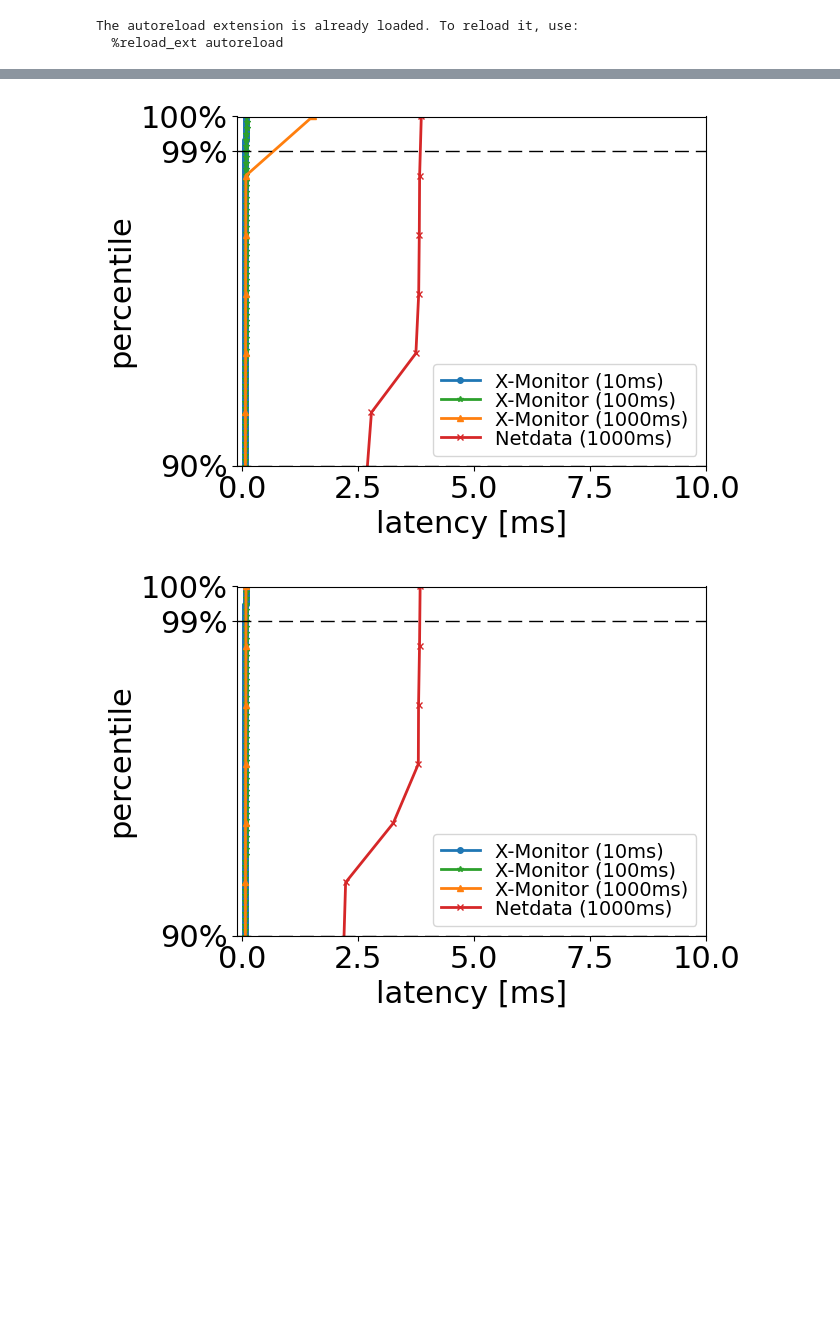
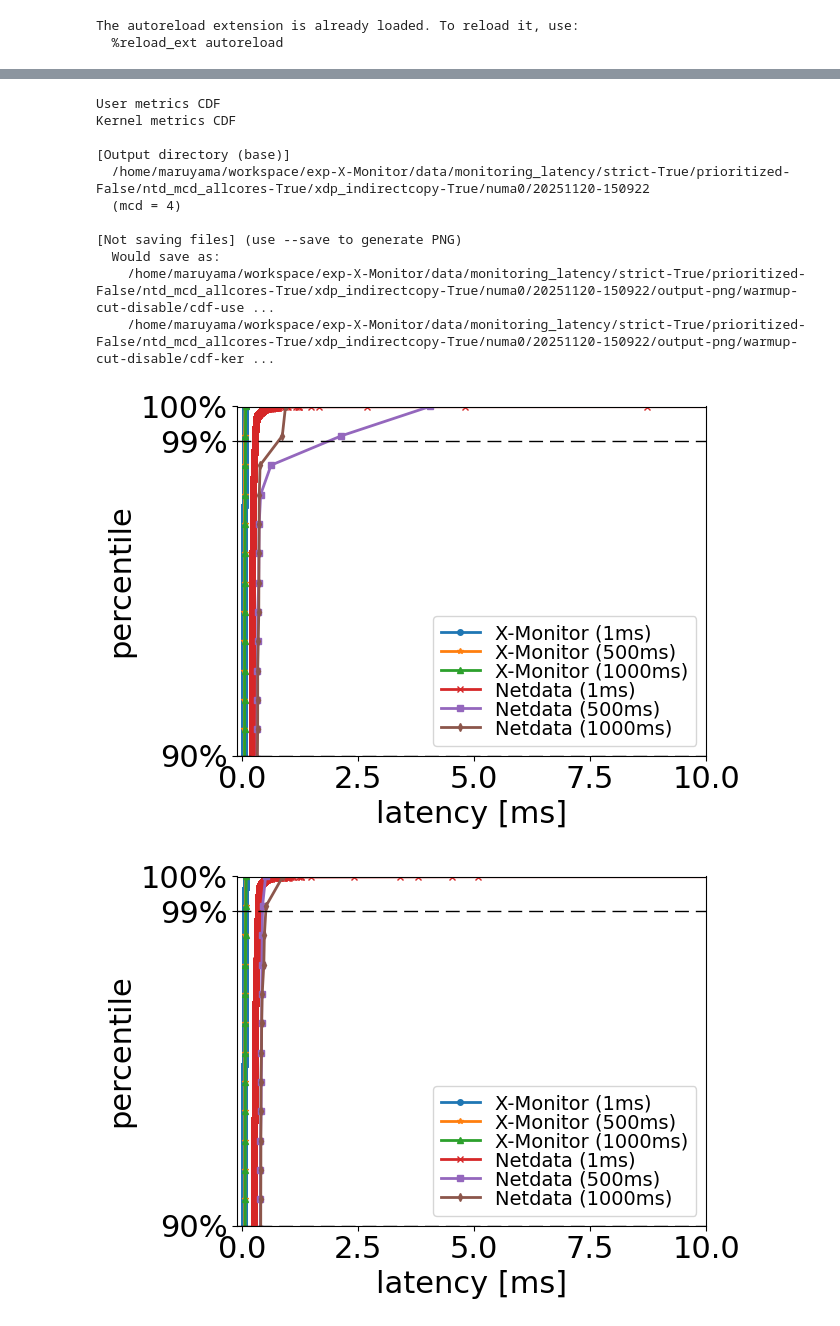
Before and after one commit to yukimaruyama2023/exp-X-Monitor, a Jupyter notebook: graph/latency.ipynb, the cells around one changed output, grey strips where cells are left out. Drawn from its saved outputs; the diff is of its cells as text; code cells hidden in the pictures; blank space fills up the shorter version.

Commit message:
[graph script update]

```diff
--- a/graph/latency.ipynb
+++ b/graph/latency.ipynb
@@ -18,18 +18,20 @@ from latency import run_plot
 # dir_ = "../data/monitoring_latency/strict-True/ntd_mcd_allcores-False/xdp_indirectcopy-True/20251113-021552"
 # dir_ = "../data/monitoring_latency/strict-True/ntd_mcd_allcores-True/20251030-1835534"
 # dir_ = "/home/maruyama/workspace/exp-X-Monitor/data/monitoring_latency/strict-True/ntd_mcd_allcores-True/20251030-183534"
-dir_ = "/home/maruyama/workspace/exp-X-Monitor/data/monitoring_latency/strict-True/ntd_mcd_allcores-True/xdp_indirectcopy-True/20251113-150249"
+# dir_ = "/home/maruyama/workspace/exp-X-Monitor/data/monitoring_latency/strict-True/ntd_mcd_allcores-True/xdp_indirectcopy-True/20251113-150249"
+# dir_ = "/home/maruyama/workspace/exp-X-Monitor/data/monitoring_latency/strict-True/prioritized-False/ntd_mcd_allcores-True/xdp_indirectcopy-True/numa0/20251119-011659" # client が numa 0 で動いてしまっていて，mutilate と競合している．
+# dir_ = "/home/maruyama/workspace/exp-X-Monitor/data/monitoring_latency/strict-True/prioritized-False/ntd_mcd_allcores-False/xdp_indirectcopy-True/numa0/20251120-011230"
+dir_ = "/home/maruyama/workspace/exp-X-Monitor/data/monitoring_latency/strict-True/prioritized-False/ntd_mcd_allcores-True/xdp_indirectcopy-True/numa0/20251120-150922" # netdata の interval 1s 未満をとっている．これを論文に載せる
 
-exclude_warmup = True
+exclude_warmup = False
 save = True
 
 for mcd in [1,2,3,4,5,6,7,8,9,10,11,12]:
-# for mcd in [1, 5, 10]:
-    if mcd <= 5:
-        run_plot(dir=dir_, mcd=mcd, xmax=10, save=save, exclude_warmup=exclude_warmup)
-    else:
-        run_plot(dir=dir_, mcd=mcd, xmax=1000, save=save, exclude_warmup=exclude_warmup)
-# run_plot(dir=dir_, mcd=1, xmax=10, save=True)
+    # if mcd <= 5:
+    #     run_plot(dir=dir_, mcd=mcd, xmax=10, save=save, exclude_warmup=exclude_warmup)
+    # else:
+    #     run_plot(dir=dir_, mcd=mcd, xmax=1000, save=save, exclude_warmup=exclude_warmup)
+    run_plot(dir=dir_, mcd=mcd, xmax=10, save=False, exclude_warmup=exclude_warmup)
 # %% [output]
 User metrics CDF
 Kernel metrics CDF
@@ -74,2 +75,13 @@ Kernel metrics CDF
+User metrics CDF
+Kernel metrics CDF
+
+[Output directory (base)]
+  /home/maruyama/workspace/exp-X-Monitor/data/monitoring_latency/strict-True/prioritized-False/ntd_mcd_allcores-True/xdp_indirectcopy-True/numa0/20251120-150922
+  (mcd = 4)
+
+[Not saving files] (use --save to generate PNG)
+  Would save as:
+    /home/maruyama/workspace/exp-X-Monitor/data/monitoring_latency/strict-True/prioritized-False/ntd_mcd_allcores-True/xdp_indirectcopy-True/numa0/20251120-150922/output-png/warmup-cut-disable/cdf-use ...
+    /home/maruyama/workspace/exp-X-Monitor/data/monitoring_latency/strict-True/prioritized-False/ntd_mcd_allcores-True/xdp_indirectcopy-True/numa0/20251120-150922/output-png/warmup-cut-disable/cdf-ker ...
-[figure, old version]
+[figure, new version]
-[figure, old version]
+[figure, new version]
```
Also changed, not shown: parts of 1 cell of this notebook, 1 other file.
